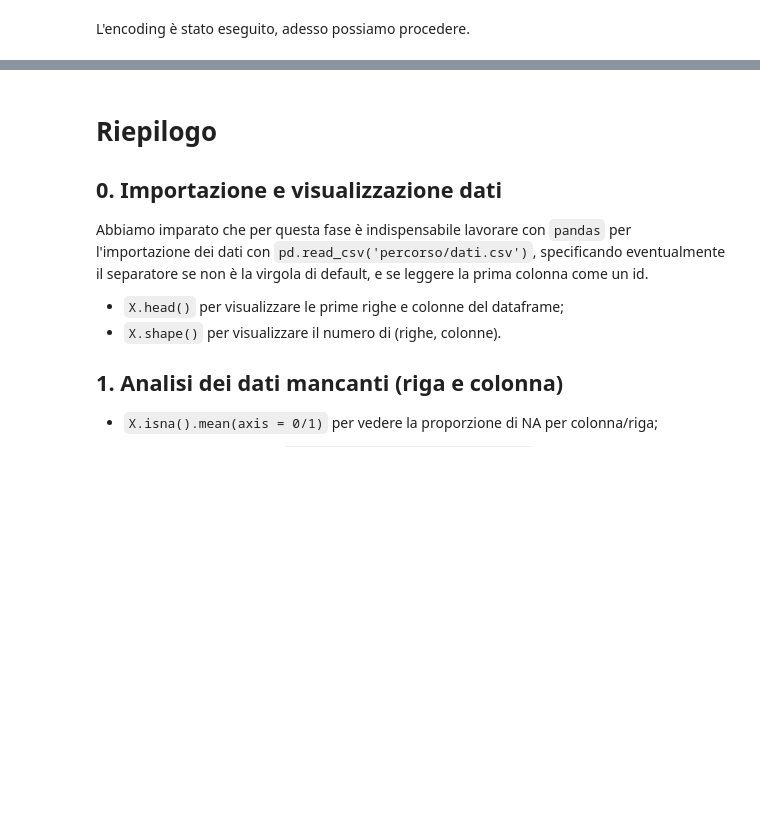
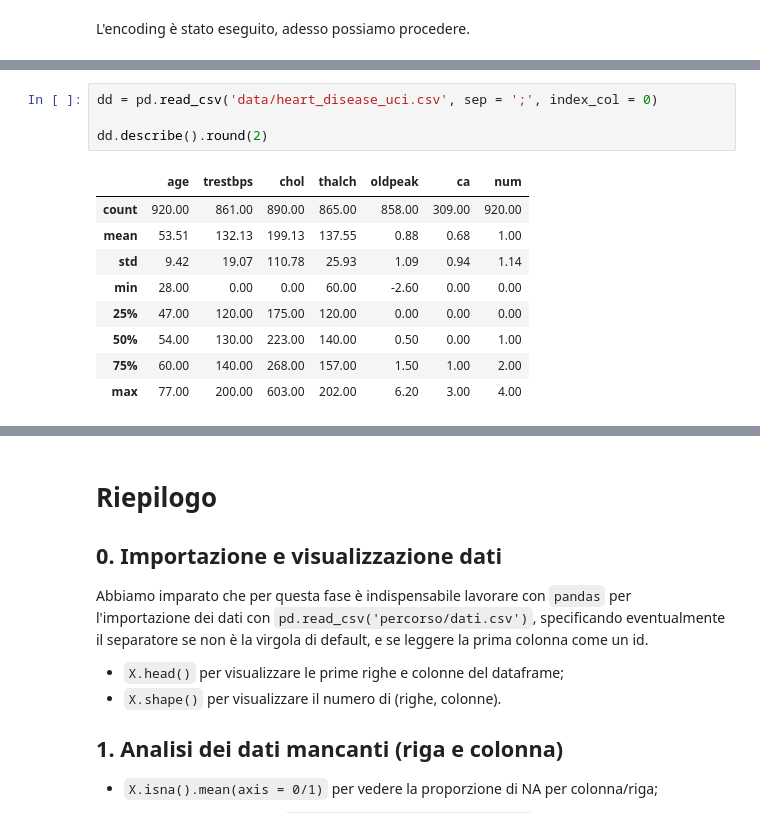
Before and after one commit to alberto-rampulla/big-data-course, a Jupyter notebook: 01_Preprocessing/Preprocessing.ipynb, the cells around one changed output, grey strips where cells are left out. Saved outputs shown, nothing was run; the diff lists cells and outputs as text; blank space fills up the shorter version.

```diff
--- a/01_Preprocessing/Preprocessing.ipynb
+++ b/01_Preprocessing/Preprocessing.ipynb
@@ -358,0 +386,14 @@ L'encoding è stato eseguito, adesso possiamo procedere.
+# %%
+dd = pd.read_csv('data/heart_disease_uci.csv', sep = ';', index_col = 0)
+
+dd.describe().round(2)
+# %% [output]
+|  | age | trestbps | chol | thalch | oldpeak | ca | num |
+| count | 920.00 | 861.00 | 890.00 | 865.00 | 858.00 | 309.00 | 920.00 |
+| mean | 53.51 | 132.13 | 199.13 | 137.55 | 0.88 | 0.68 | 1.00 |
+| std | 9.42 | 19.07 | 110.78 | 25.93 | 1.09 | 0.94 | 1.14 |
+| min | 28.00 | 0.00 | 0.00 | 60.00 | -2.60 | 0.00 | 0.00 |
+| 25% | 47.00 | 120.00 | 175.00 | 120.00 | 0.00 | 0.00 | 0.00 |
+| 50% | 54.00 | 130.00 | 223.00 | 140.00 | 0.50 | 0.00 | 1.00 |
+| 75% | 60.00 | 140.00 | 268.00 | 157.00 | 1.50 | 1.00 | 2.00 |
+| max | 77.00 | 200.00 | 603.00 | 202.00 | 6.20 | 3.00 | 4.00 |
```
Also changed, not shown: parts of 27 cells of this notebook.
